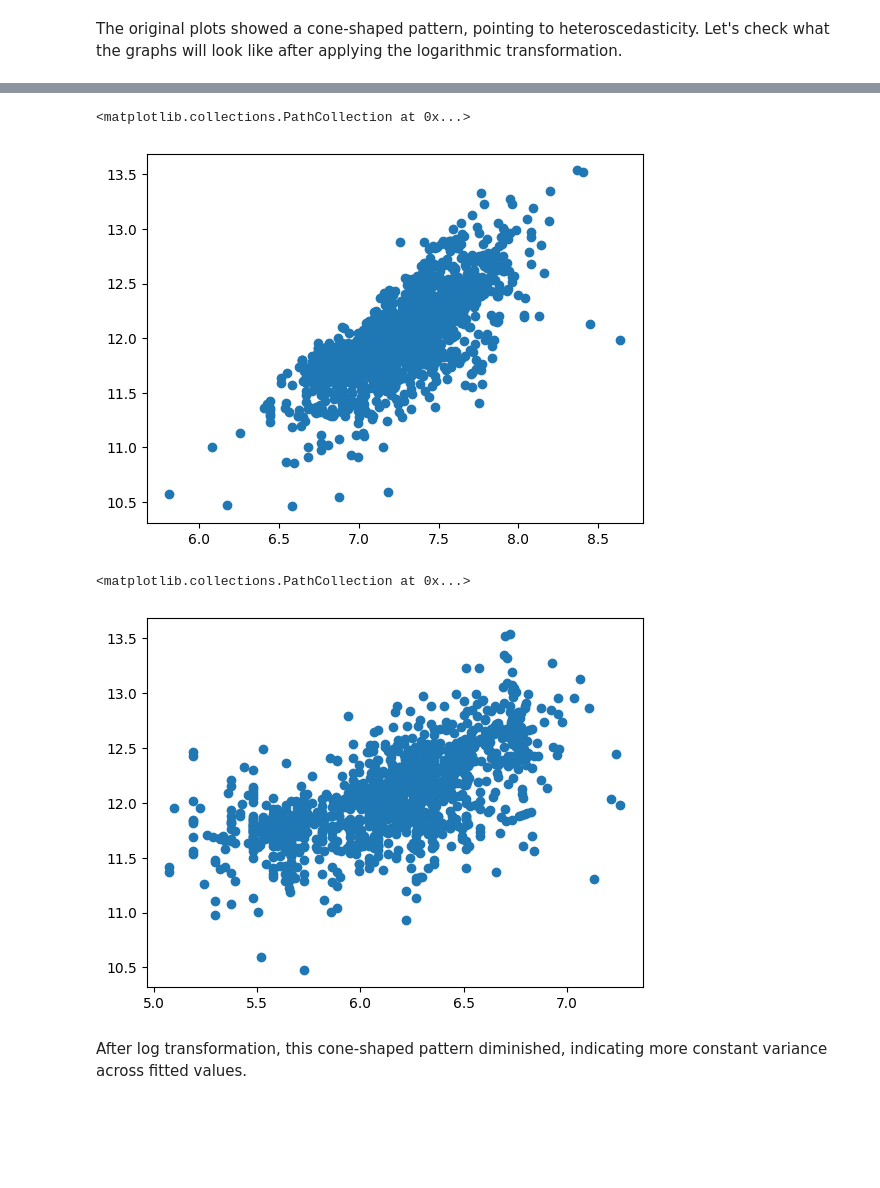
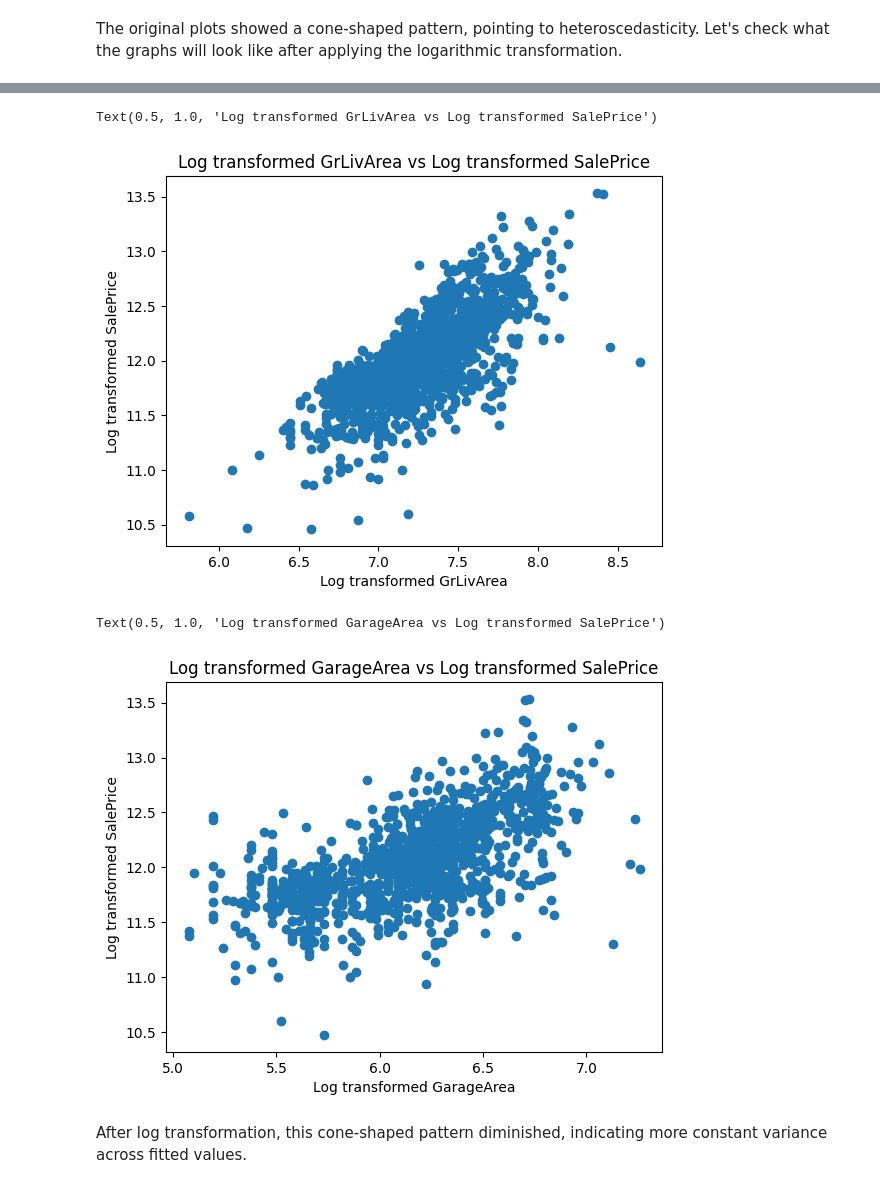
Before and after one commit to k0stro/house-prices-eda-regression, a Jupyter notebook: house-prices-eda-regression.ipynb, the cells around one changed output, grey strips where cells are left out. Cells and saved outputs as stored; diff of their text form; code cells hidden in the pictures; blank space fills up the shorter version.

```diff
--- a/house-prices-eda-regression.ipynb
+++ b/house-prices-eda-regression.ipynb
@@ -840,19 +858,25 @@ plt.scatter(x, y)
 # %%
 x = np.log(df_encoded['GrLivArea'])
 y = np.log(df_encoded['SalePrice'])
 
 plt.scatter(x, y)
+plt.xlabel('Log transformed GrLivArea')
+plt.ylabel('Log transformed SalePrice')
+plt.title('Log transformed GrLivArea vs Log transformed SalePrice')
 # %% [output]
-<matplotlib.collections.PathCollection at 0x...>
+Text(0.5, 1.0, 'Log transformed GrLivArea vs Log transformed SalePrice')
-[figure, old version]
+[figure, new version]
 # %%
 x = np.log(df_encoded['GarageArea'])
 y = np.log(df_encoded['SalePrice'])
 
 plt.scatter(x, y)
+plt.xlabel('Log transformed GarageArea')
+plt.ylabel('Log transformed SalePrice')
+plt.title('Log transformed GarageArea vs Log transformed SalePrice')
 # %% [output]
-<matplotlib.collections.PathCollection at 0x...>
+Text(0.5, 1.0, 'Log transformed GarageArea vs Log transformed SalePrice')
-[figure, old version]
+[figure, new version]
 # %% [markdown]
 After log transformation, this cone-shaped pattern diminished, indicating more constant variance across fitted values.
 # %% [markdown]
```
Also changed, not shown: parts of 13 cells of this notebook.
